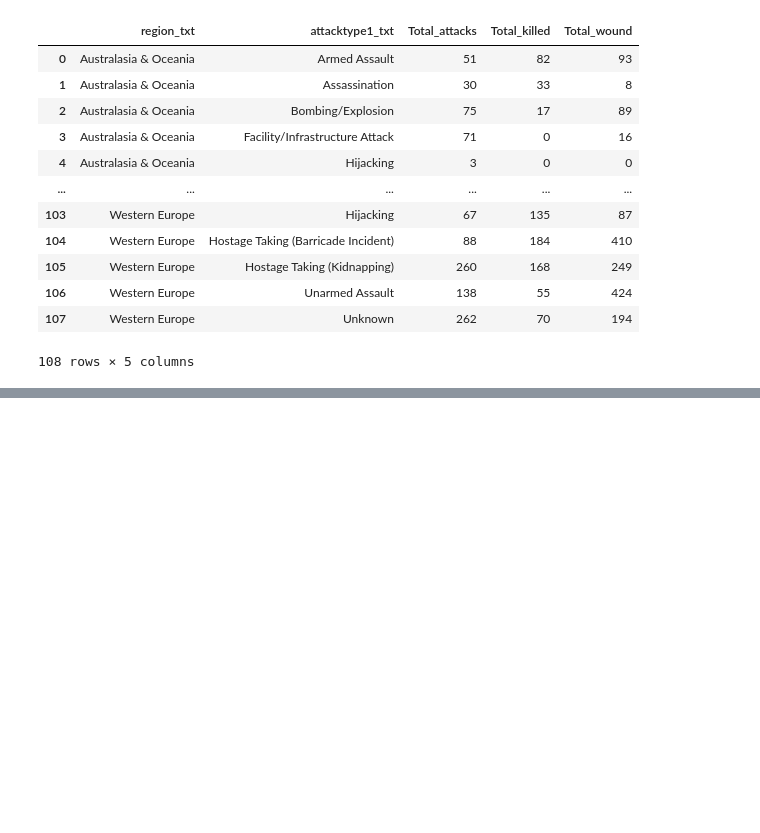
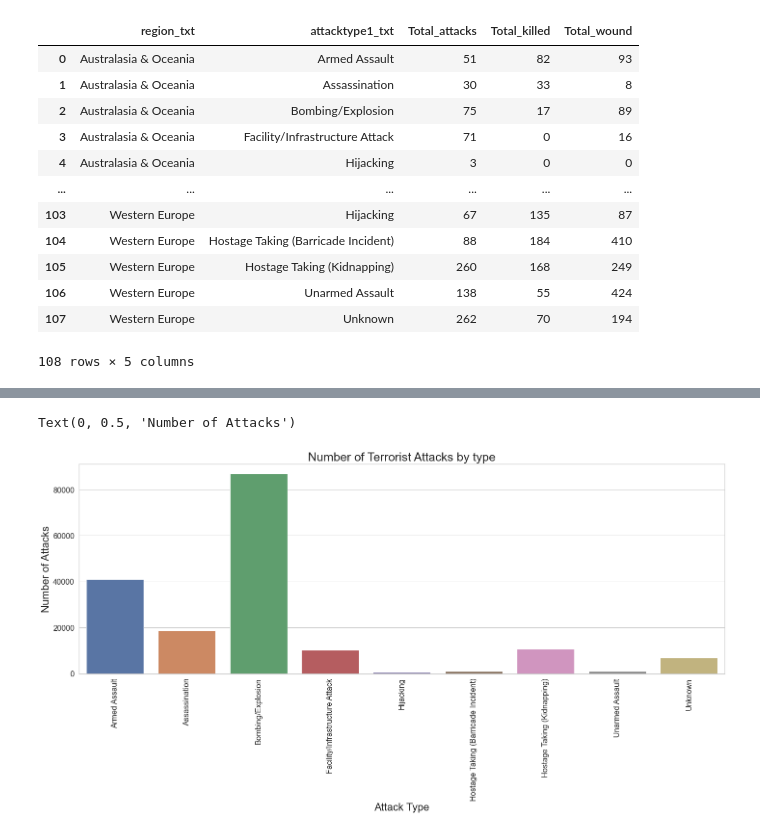
Before and after one commit to AlbertCos/Data_Science_project, a Jupyter notebook: Global_Terrorism_exploration_and_prediction_app.ipynb, the cells around one changed output, grey strips where cells are left out. Cells and saved outputs as stored; diff of their text form; code cells hidden in the pictures; blank space fills up the shorter version.

```diff
--- a/Global_Terrorism_exploration_and_prediction_app.ipynb
+++ b/Global_Terrorism_exploration_and_prediction_app.ipynb
@@ -535,0 +523,11 @@ g.map(sns.barplot, "attacktype1_txt", "Total_attacks", order=["1970", "2017"] )
+# %%
+plt.figure(figsize=(24, 8))
+sns.barplot(x='attacktype1_txt', y="Total_attacks", data=df_total_types_killed)
+plt.title('Number of Terrorist Attacks by type', fontsize=25)
+plt.xticks(rotation=90, fontsize=16)
+plt.yticks(fontsize=16)
+plt.xlabel('Attack Type', fontsize=22)
+plt.ylabel('Number of Attacks', fontsize=22)
+# %% [output]
+Text(0, 0.5, 'Number of Attacks')
+[figure, added]
```
Also changed, not shown: parts of 12 cells of this notebook, 1 other file.
